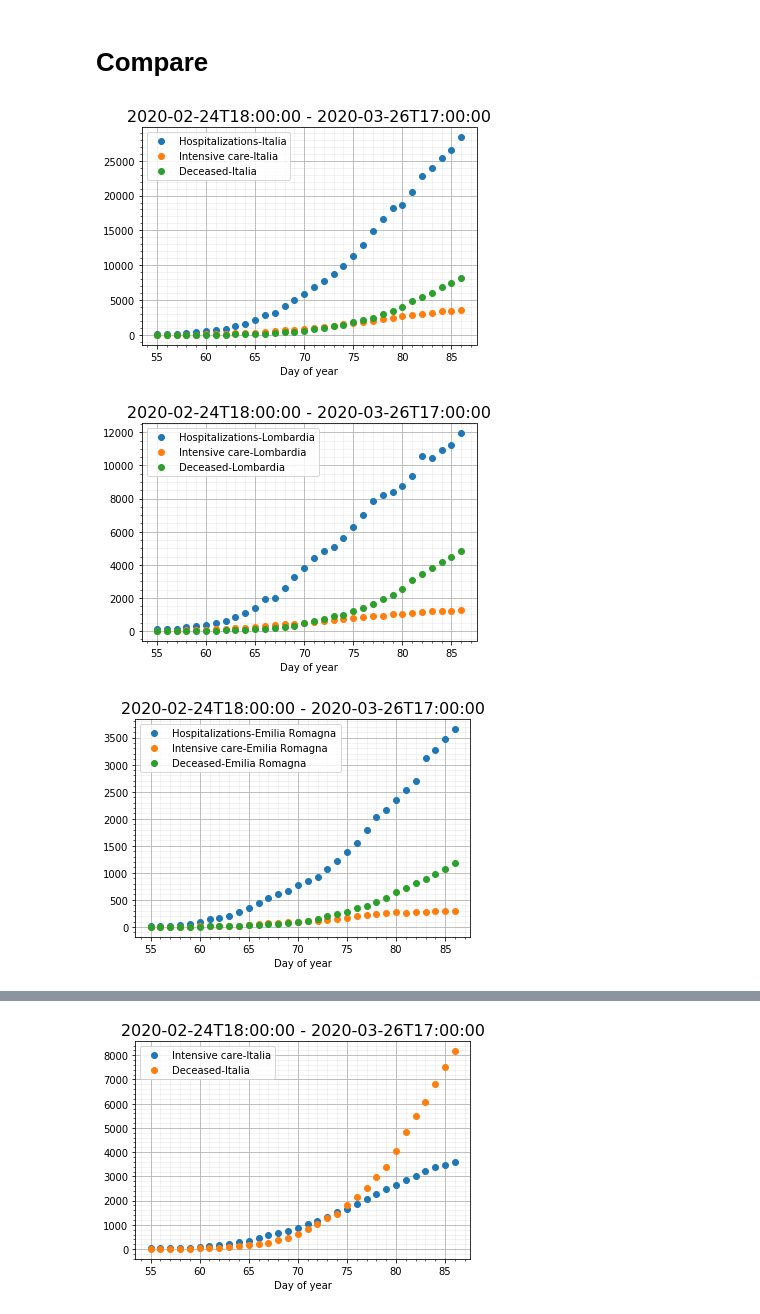
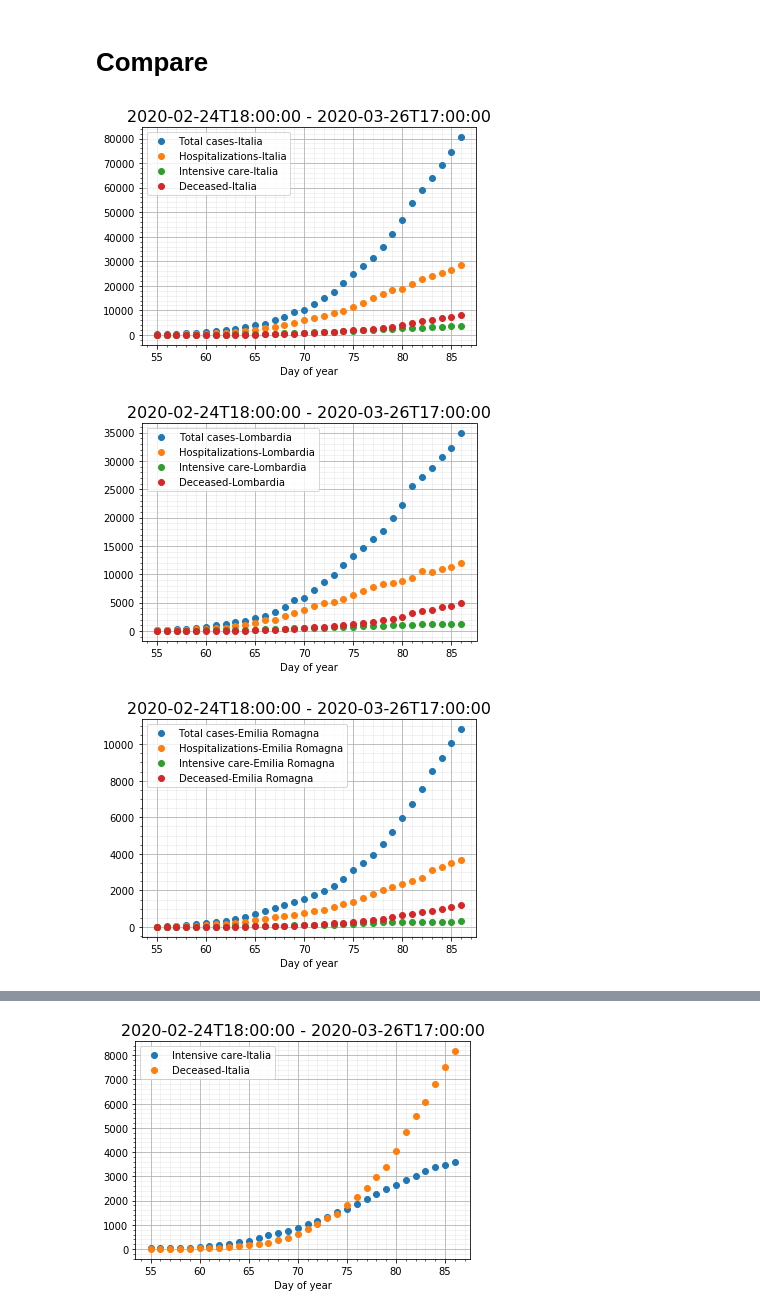
Before and after one commit to trianam/covidFit, a Jupyter notebook: fit.ipynb, the cells around one changed output, grey strips where cells are left out. Drawn from its saved outputs; the diff is of its cells as text; code cells hidden in the pictures.

Commit message:
added total cases

```diff
--- a/fit.ipynb
+++ b/fit.ipynb
@@ -35,6 +35,7 @@ func = {
 }
 # %%
 values = {
+    'Total cases':'totale_casi',
     'Hospitalizations':'totale_ospedalizzati',
     'Intensive care':'terapia_intensiva',
     'Deceased':'deceduti',
@@ -236,15 +273,15 @@ plotCurve('Deceased', ['Italia','Lombardia','Toscana'])
 # %% [markdown]
 # Compare
 # %%
-plotCurve(['Hospitalizations','Intensive care','Deceased'], 'Italia')
+plotCurve(['Total cases','Hospitalizations','Intensive care','Deceased'], 'Italia')
 # %% [output]
-[figure, old version]
+[figure, new version]
 # %%
-plotCurve(['Hospitalizations','Intensive care','Deceased'], 'Lombardia')
+plotCurve(['Total cases','Hospitalizations','Intensive care','Deceased'], 'Lombardia')
 # %% [output]
-[figure, old version]
+[figure, new version]
 # %%
-plotCurve(['Hospitalizations','Intensive care','Deceased'], 'Emilia Romagna')
+plotCurve(['Total cases','Hospitalizations','Intensive care','Deceased'], 'Emilia Romagna')
 # %% [output]
-[figure, old version]
+[figure, new version]
 # %%
```
Also changed, not shown: parts of 12 cells of this notebook.
